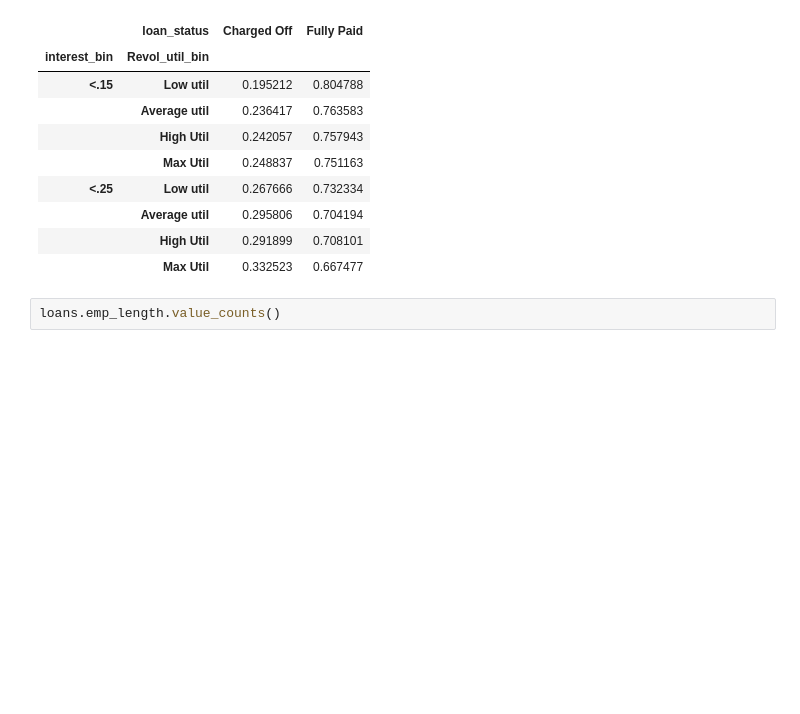
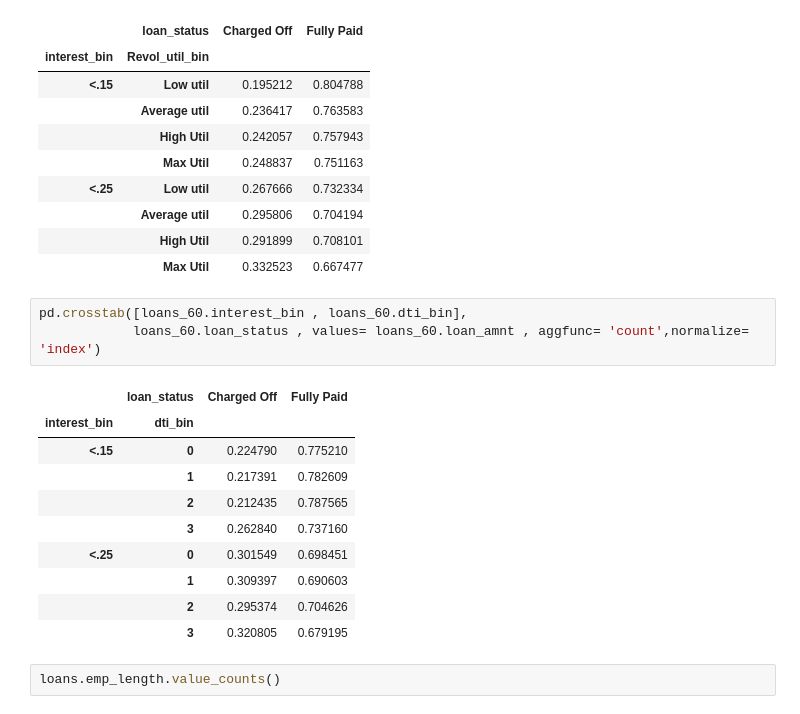
Before and after one commit to karthikmnkrishna/Loan-default-prediction, a Jupyter notebook: Lending_case_Study_combine.ipynb, the cells around one changed output. Cells and saved outputs as stored; diff of their text form; blank space fills up the shorter version.

```diff
--- a/Lending_case_Study_combine.ipynb
+++ b/Lending_case_Study_combine.ipynb
@@ -1311,6 +1333,20 @@ pd.crosstab([loans_60.interest_bin , loans_60.Revol_util_bin],
 |  | Average util | 0.295806 | 0.704194 |
 |  | High Util | 0.291899 | 0.708101 |
 |  | Max Util | 0.332523 | 0.667477 |
+# %%
+pd.crosstab([loans_60.interest_bin , loans_60.dti_bin],
+            loans_60.loan_status , values= loans_60.loan_amnt , aggfunc= 'count',normalize= 'index')
+# %% [output]
+|  | loan_status | Charged Off | Fully Paid |
+| interest_bin | dti_bin |  |  |
+| <.15 | 0 | 0.224790 | 0.775210 |
+|  | 1 | 0.217391 | 0.782609 |
+|  | 2 | 0.212435 | 0.787565 |
+|  | 3 | 0.262840 | 0.737160 |
+| <.25 | 0 | 0.301549 | 0.698451 |
+|  | 1 | 0.309397 | 0.690603 |
+|  | 2 | 0.295374 | 0.704626 |
+|  | 3 | 0.320805 | 0.679195 |
 # %%
 loans.emp_length.value_counts()
 # %% [output]
```
Also changed, not shown: parts of 3 cells of this notebook.
